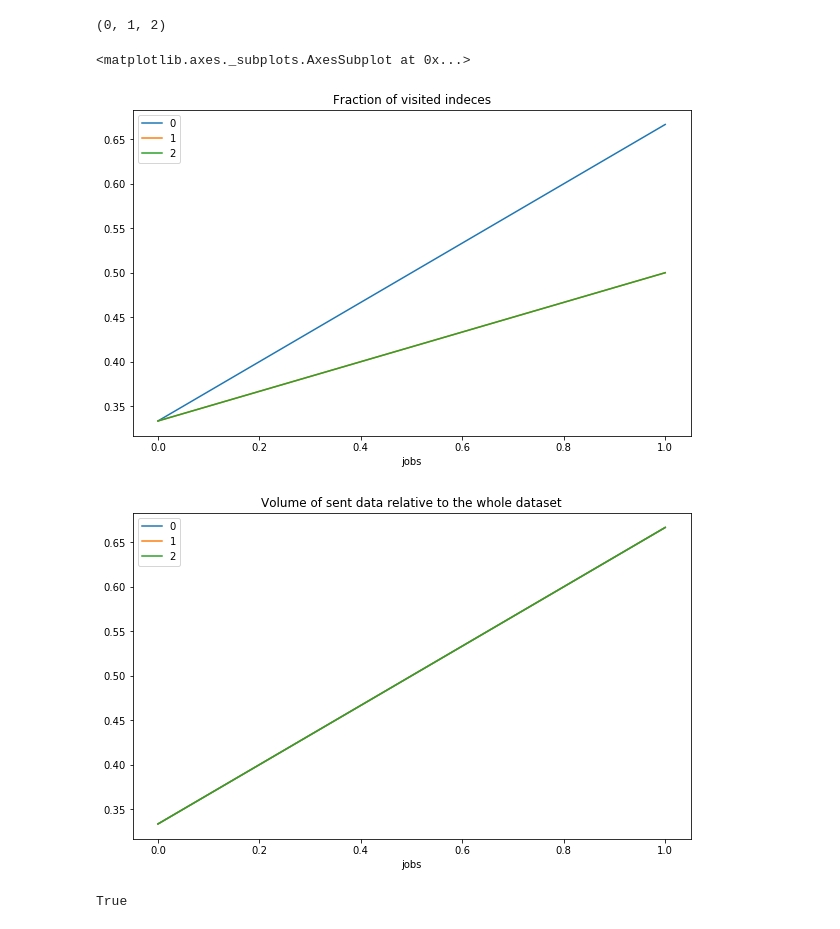
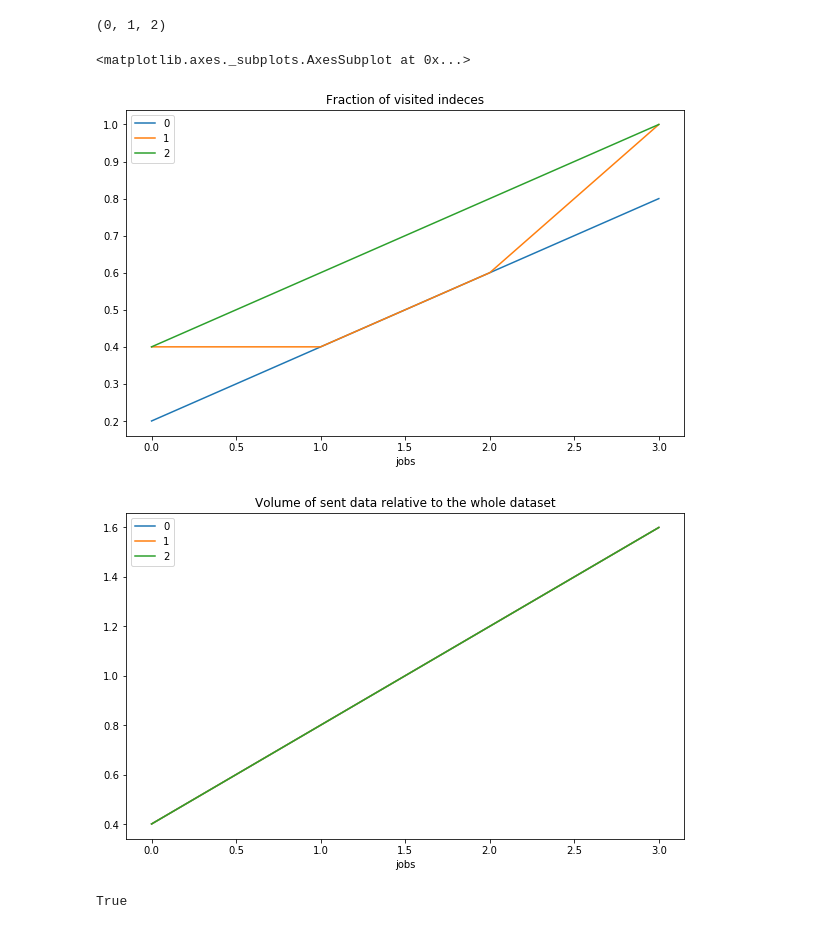
Before and after one commit to olszewskip/MDFS_playground, a Jupyter notebook: python/scheduler/scheduler0.ipynb, the cells around one changed output. Cells and saved outputs as stored; diff of their text form; code cells hidden in the pictures.

Commit message:
Correct queue generation inside single tile

```diff
--- a/python/scheduler/scheduler0.ipynb
+++ b/python/scheduler/scheduler0.ipynb
@@ -246,7 +258,7 @@ Writing tiles_generator.py
 # %%
 from itertools import chain, starmap, cycle, compress
 
-def tiles_generator(k, M, size, rank, skip_diag=True):
+def tiles_generator(k, M, size, rank, skip_diag=False):
     sd = bool(skip_diag)
 
     def embedd(*indeces):
@@ -266,41 +278,41 @@ next(tiles0)
 # %% [output]
 (0, 1, 2)
 # %%
-M = 6
-size = 10
+M = 5
+size = 4
 k = 2
 
 import numpy as np
 import pandas as pd
 %matplotlib inline
 
 cover_fractions = {}
 cover_counts = {}
 
 for rank in range(3): # range(size)
     idx_counts = np.zeros(M)
     cover_fraction = []
     cover_count = []
     for job, tile in enumerate(tiles_generator(k=k, M=M, rank=rank, size=size)):
         for idx in tile:
             idx_counts[idx] += 1
         cover_fraction.append( np.mean(idx_counts.astype('bool')) )
         cover_count.append( np.mean(idx_counts) )
     cover_fractions[rank] = cover_fraction
     cover_counts[rank] = cover_count
 
 min_len_fraction = min([len(cover) for cover in cover_fractions.values()])
 trunc_cover_fractions = {rank: cover[:min_len_fraction] for (rank, cover) in cover_fractions.items()}
 
 min_len_count = min([len(cover) for cover in cover_counts.values()])
 trunc_cover_counts = {rank: cover[:min_len_count] for (rank, cover) in cover_counts.items()}
 
 pd.DataFrame(trunc_cover_fractions).rename_axis('jobs').plot(figsize=(10,6), title='Fraction of visited indeces')
 pd.DataFrame(trunc_cover_counts).rename_axis('jobs').plot(figsize=(10,6), title='Volume of sent data relative to the whole dataset')
 # %% [output]
 <matplotlib.axes._subplots.AxesSubplot at 0x...>
-[figure, old version]
+[figure, new version]
-[figure, old version]
+[figure, new version]
 # %%
 seq = madelon[0].values
 # %%
```
Also changed, not shown: parts of 26 cells of this notebook, 1 other file.
